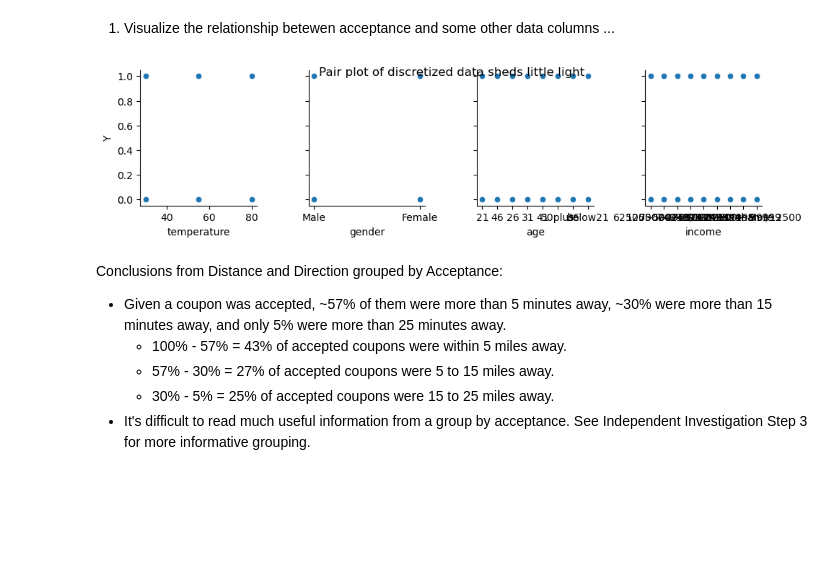
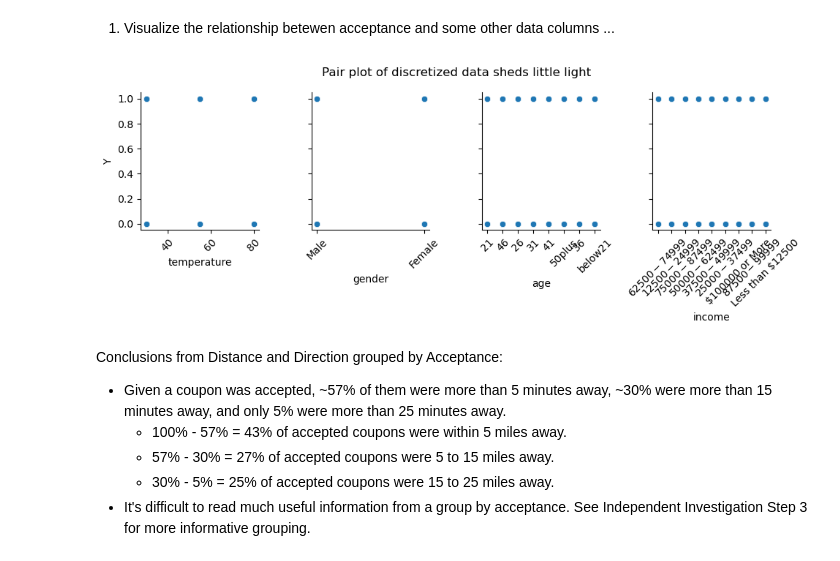
Before and after one commit to dshavoc/aiml-assignment-5.1, a Jupyter notebook: assignment5_1.ipynb, the cells around one changed output. Saved outputs shown, nothing was run; the diff lists cells and outputs as text; code cells hidden in the pictures; blank space fills up the shorter version.

Commit message:
Fixed plot clipping and readability

```diff
--- a/assignment5_1.ipynb
+++ b/assignment5_1.ipynb
@@ -116,6 +116,13 @@ data_filt = data.drop(columns='car').dropna()
 print(f"Dropped {data.shape[0] - data_filt.shape[0]} rows, kept {data_filt.shape[0]} rows.")
 # %% [output]
 Dropped 605 rows, kept 12079 rows.
+# %%
+# Establish an order to selected columns of interest
+income_cat = ['Less than $12500', '$12500 - $24999', '$25000 - $37499', '$37500 - $49999',
+    '$50000 - $62499', '$62500 - $74999', '$75000 - $87499', '$87500 - $99999', '$100000 or More']
+time_cat = ['7AM', '10AM', '2PM', '6PM', '10PM']
+data_filt['income'] = pd.Categorical(data_filt['income'], categories=income_cat, ordered=True)
+data_filt['time'] = pd.Categorical(data_filt['time'], categories=time_cat, ordered=True)
 # %% [markdown]
 4. What proportion of the total observations chose to accept the coupon?
 # %%
@@ -243,15 +250,19 @@ Using the bar coupon example as motivation, you are to explore one of the other
 1. Visualize the relationship betewen acceptance and some other data columns ...
 # %%
 # First visualization: Pair Plot.
-ax = sns.pairplot(data_filt, y_vars='Y', x_vars=['temperature', 'gender', 'age', 'income'])
-ax.figure.suptitle("Pair plot of discretized data sheds little light")
-plt.savefig('images/pairplot.png')
+pair_plot = sns.pairplot(data_filt, y_vars='Y', x_vars=['temperature', 'gender', 'age', 'income'])
+pair_plot.figure.suptitle("Pair plot of discretized data sheds little light", y=1.1)
+
+for ax in pair_plot.axes.flat:
+    ax.set_xticklabels(ax.get_xticklabels(), rotation=45)
+
+plt.savefig('images/pairplot.png', bbox_inches='tight')
 
 # Conclusion: since the data is quantized, the simple Pair Plot doesn't yield useful information.
 # The dots would have to be sized in proportion to the number of hits, but size isn't an argument of pairplot.
 # Maybe that can be accomplished by a groupby operation.
 # %% [output]
-[figure, old version]
+[figure, new version]
 # %%
 # Second visualization: group by acceptance to look for characteristics.
 #import plotly.io as pio
```
Also changed, not shown: parts of 3 cells of this notebook, 3 other files.
